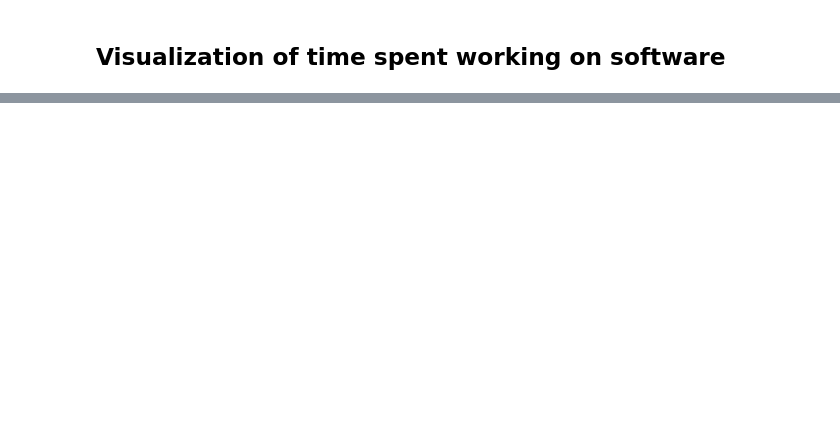
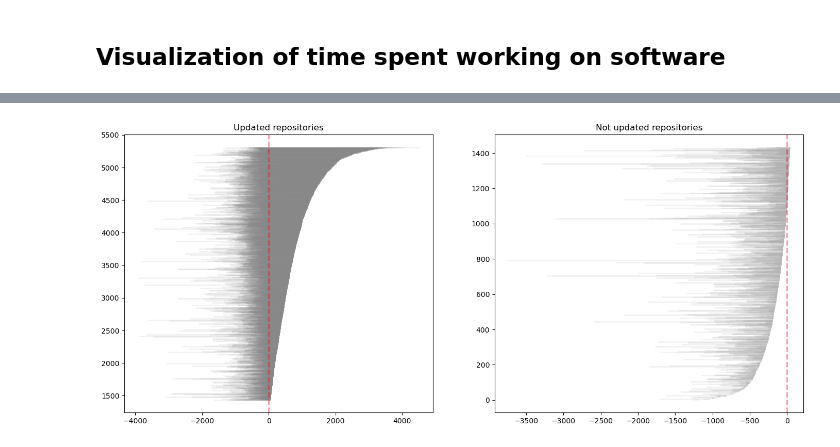
Before and after one commit to zhukovanadezhda/bioinformatics-software, a Jupyter notebook: pubmed_api.ipynb, the cells around one changed output, grey strips where cells are left out. Drawn from its saved outputs; the diff is of its cells as text; code cells hidden in the pictures; blank space fills up the shorter version.

```diff
--- a/pubmed_api.ipynb
+++ b/pubmed_api.ipynb
@@ -264,0 +209,21 @@ KeyboardInterrupt:
+# %%
+fig, axs = plt.subplots(1, 2, figsize=(17, 7))
+
+df = df.sort_values(by=['Repo_updated_at', 'Repo_created_at'], ascending=[True, True])
+df = df.reset_index(drop=True)
+
+for i, row in tqdm(df[df['Updates'] == 1].iterrows()):
+        axs[0].plot([row['Repo_created_at'], row['Repo_updated_at']], [i, i], color='grey', linewidth=2, zorder=1, alpha = 0.1)
+
+for i, row in tqdm(df[df['Updates'] == 0].iterrows()):
+        axs[1].plot([row['Repo_created_at'], row['Repo_updated_at']], [i, i], color='grey', linewidth=2, zorder=1, alpha = 0.1)
+
+axs[0].axvline(x=0, color='red', linestyle='--', linewidth=2, alpha = 0.4, zorder=2)
+axs[1].axvline(x=0, color='red', linestyle='--', linewidth=2, alpha = 0.4, zorder=2)
+
+axs[0].set_title('Updated repositories')
+axs[1].set_title('Not updated repositories')
+
+plt.show()
+# %% [output]
+[figure, added]
```
Also changed, not shown: parts of 19 cells of this notebook, 8 other files.
